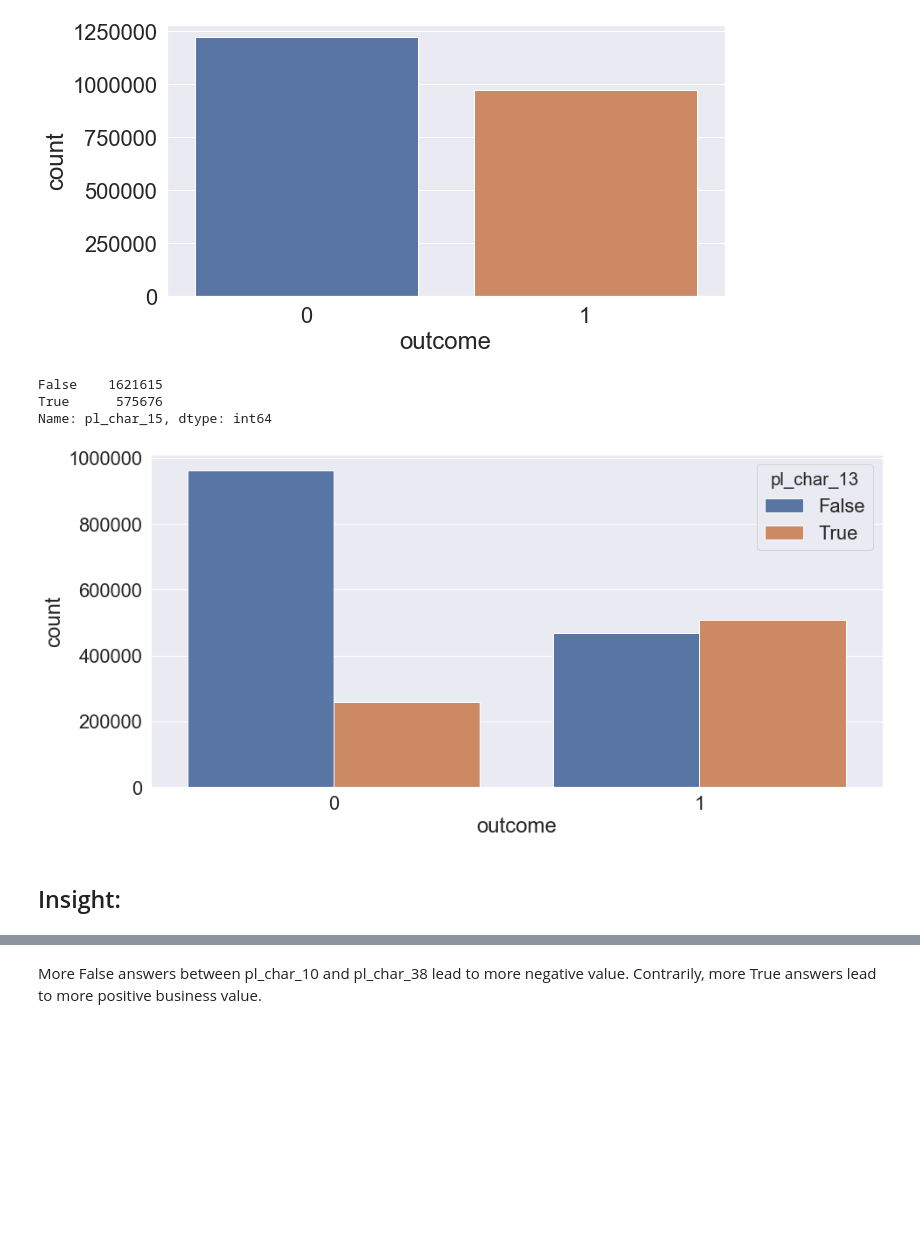
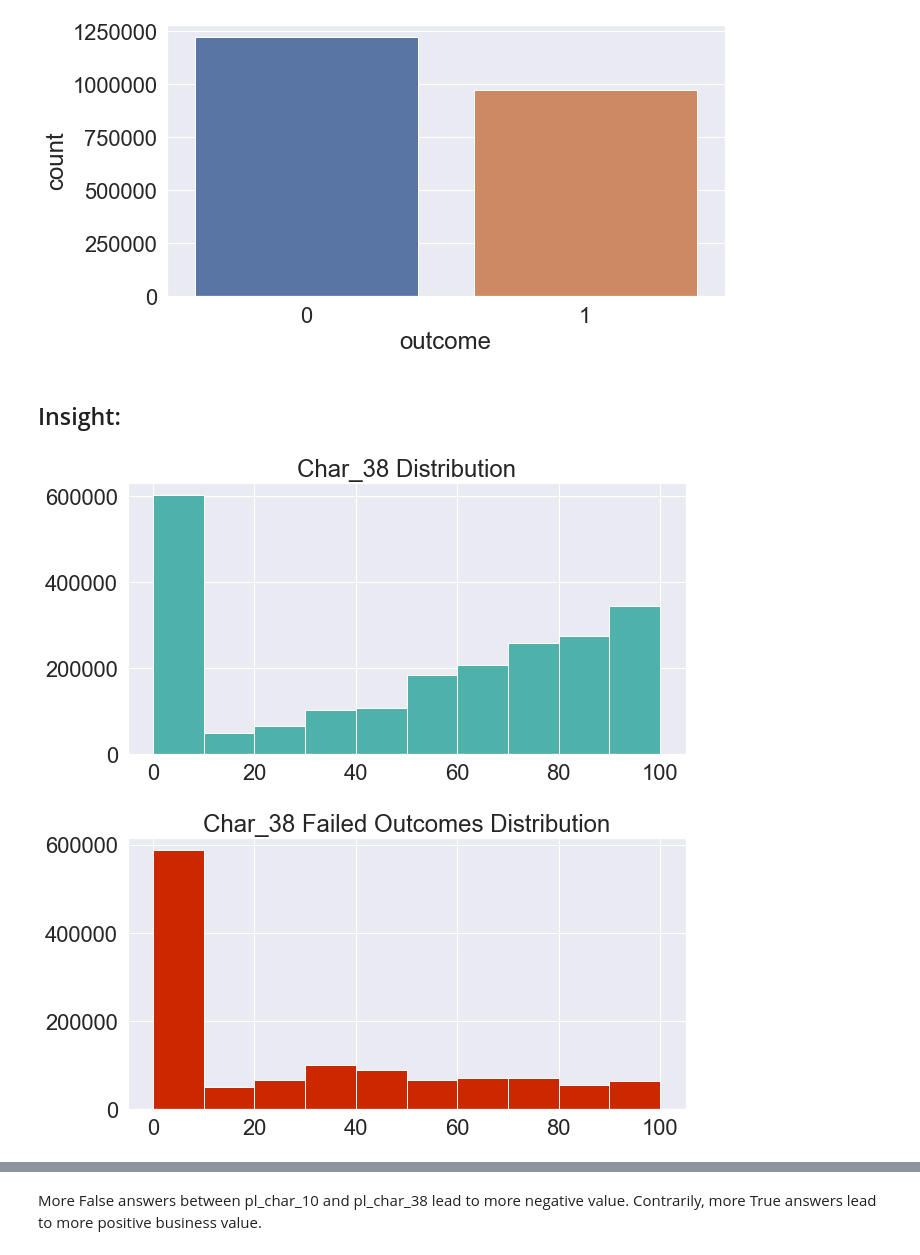
Before and after one commit to khwajajalal/Capstone3-Red_hat_business_value, a Jupyter notebook: red_hat.ipynb, the cells around one changed output, grey strips where cells are left out. Drawn from its saved outputs; the diff is of its cells as text; code cells hidden in the pictures; blank space fills up the shorter version.

```diff
--- a/red_hat.ipynb
+++ b/red_hat.ipynb
@@ -115,23 +84,5 @@ sns.countplot('outcome', data=ac_pl_merge)
 # %% [output]
 <matplotlib.axes._subplots.AxesSubplot at 0x...>
 [figure]
-# %%
-# pl.info()
-# pl.char_38.unique()
-# ac.columns
-# ac.info()
-plt.figure(figsize=(15,7))
-
-ac_pl_merge.pl_char_11.value_counts()
-# sns.countplot('pl_char_10', data=ac_pl_merge, hue='outcome') ,
-# sns.countplot('pl_char_37', data=ac_pl_merge, hue='outcome')
-sns.countplot('outcome', data=ac_pl_merge, hue='pl_char_13')
-
-ac_pl_merge.pl_char_15.value_counts()
-# %% [output]
-False    1621615
-True      575676
-Name: pl_char_15, dtype: int64
-[figure, removed]
 # %% [markdown]
 ## Insight:
@@ -137,0 +95,23 @@ Name: pl_char_15, dtype: int64
+# %%
+plt.figure(figsize=(40,7))
+ac_pl_merge.pl_char_38.plot(kind='hist',figsize=(10,5), color= '#4fb2aa')
+# plt.xlabel('')
+plt.ylabel('')
+plt.title('Char_38 Distribution')
+plt.savefig('figures/Char_38 Distribution')
+# %% [output]
+[figure, added]
+# %%
+pl.columns
+# pl_char_38=pl[['people_id', 'char_38']]
+# ac_outcome=ac[['people_id', 'outcome']]
+# ac_pl_38_outcome_df=pl_char_38.merge(ac_outcome, how='left', on='people_id')
+ac_pl_merge_38_outcome_0 = ac_pl_merge[ac_pl_merge['outcome'] == 0]
+plt.figure(figsize=(10,5))
+plt.hist(ac_pl_merge_38_outcome_0['pl_char_38'], color= '#cb2800')
+# plt.xlabel('Char_38')
+plt.title('Char_38 Failed Outcomes Distribution')
+plt.savefig('figures/Char_38 Failed Outcomes Distribution')
+# ac_pl_38_outcome_df_0.describe()
+# %% [output]
+[figure, added]
```
Also changed, not shown: parts of 106 cells of this notebook.
